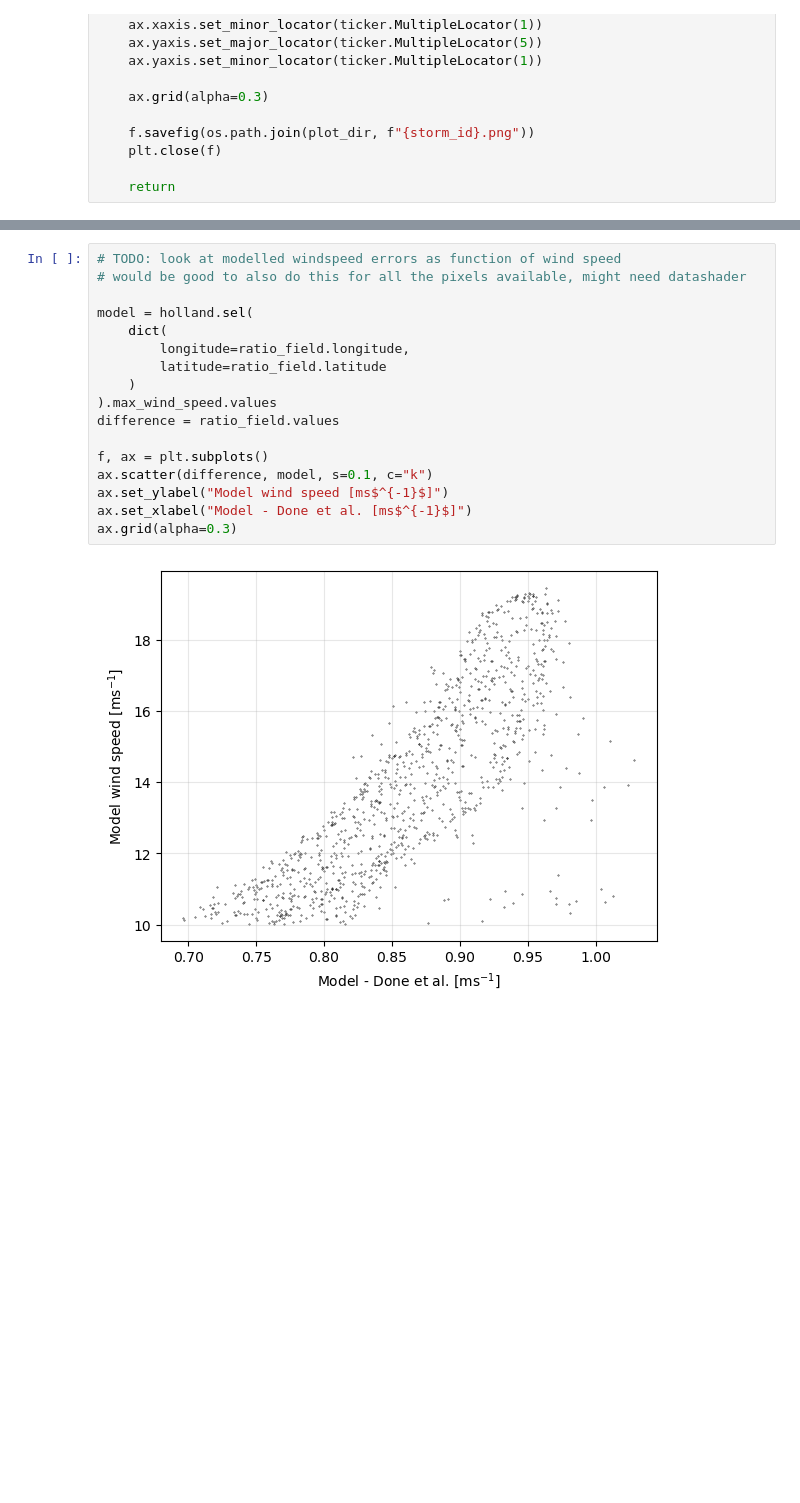
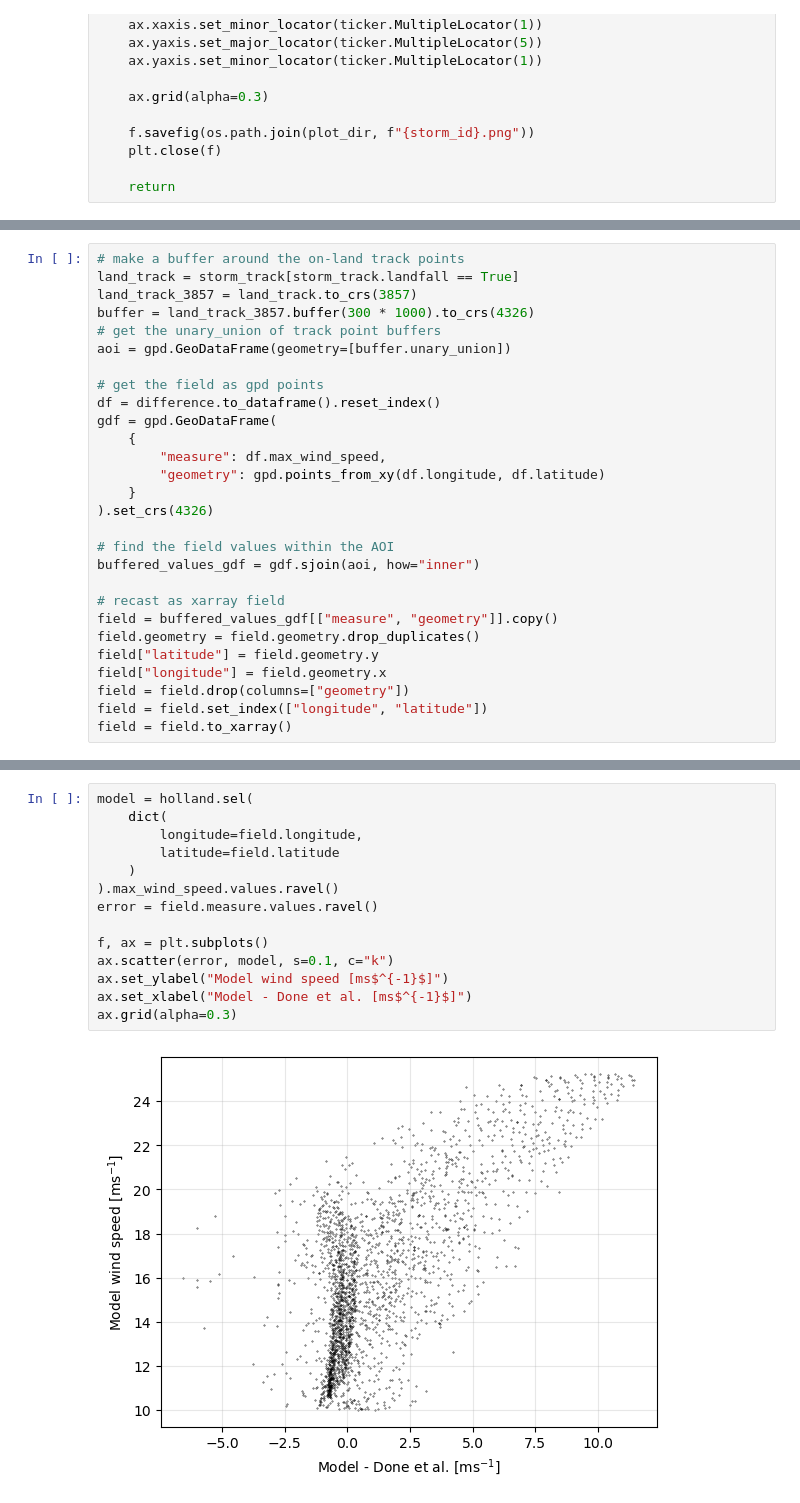
Before and after one commit to nismod/open-gira, a Jupyter notebook: validation/compare_wind_models.ipynb, the cells around one changed output, grey strips where cells are left out. Cells and saved outputs as stored; diff of their text form; blank space fills up the shorter version.

Commit message:
errors as function of model speed

```diff
--- a/validation/compare_wind_models.ipynb
+++ b/validation/compare_wind_models.ipynb
@@ -514,0 +503,28 @@ plotting distribution...
+# %%
+# make a buffer around the on-land track points
+land_track = storm_track[storm_track.landfall == True]
+land_track_3857 = land_track.to_crs(3857)
+buffer = land_track_3857.buffer(300 * 1000).to_crs(4326)
+# get the unary_union of track point buffers
+aoi = gpd.GeoDataFrame(geometry=[buffer.unary_union])
+
+# get the field as gpd points
+df = difference.to_dataframe().reset_index()
+gdf = gpd.GeoDataFrame(
+    {
+        "measure": df.max_wind_speed,
+        "geometry": gpd.points_from_xy(df.longitude, df.latitude)
+    }
+).set_crs(4326)
+
+# find the field values within the AOI
+buffered_values_gdf = gdf.sjoin(aoi, how="inner")
+
+# recast as xarray field
+field = buffered_values_gdf[["measure", "geometry"]].copy()
+field.geometry = field.geometry.drop_duplicates()
+field["latitude"] = field.geometry.y
+field["longitude"] = field.geometry.x
+field = field.drop(columns=["geometry"])
+field = field.set_index(["longitude", "latitude"])
+field = field.to_xarray()
@@ -515,19 +548,16 @@ plotting distribution...
 # %%
-# TODO: look at modelled windspeed errors as function of wind speed
-# would be good to also do this for all the pixels available, might need datashader
-
 model = holland.sel(
     dict(
-        longitude=ratio_field.longitude,
-        latitude=ratio_field.latitude
+        longitude=field.longitude,
+        latitude=field.latitude
     )
-).max_wind_speed.values
-difference = ratio_field.values
+).max_wind_speed.values.ravel()
+error = field.measure.values.ravel()
 
 f, ax = plt.subplots()
-ax.scatter(difference, model, s=0.1, c="k")
+ax.scatter(error, model, s=0.1, c="k")
 ax.set_ylabel("Model wind speed [ms$^{-1}$]")
 ax.set_xlabel("Model - Done et al. [ms$^{-1}$]")
 ax.grid(alpha=0.3)
 # %% [output]
-[figure, old version]
+[figure, new version]
```
Also changed, not shown: parts of 9 cells of this notebook.
